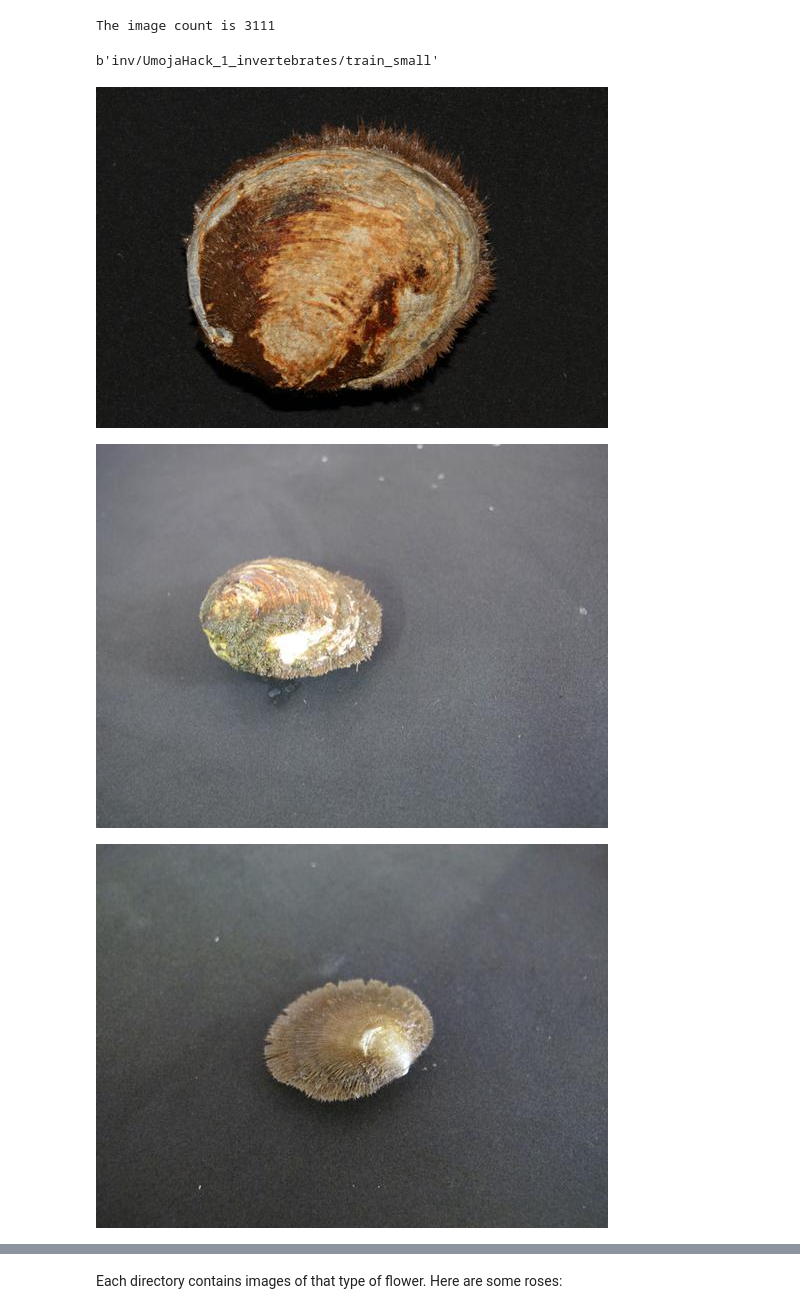
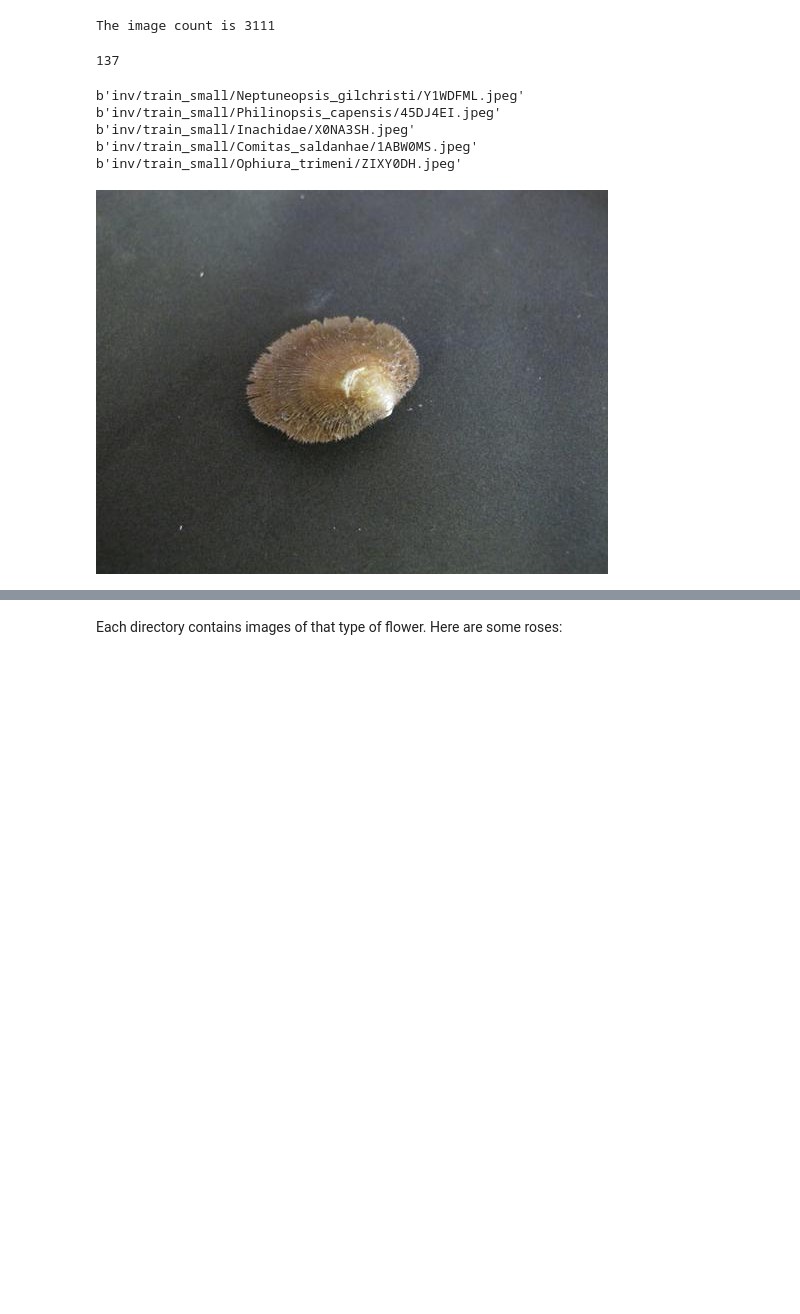
Before and after one commit to devlp121/Zindi-UmojaHack, a Jupyter notebook: images.ipynb, the cells around one changed output, grey strips where cells are left out. Saved outputs shown, nothing was run; the diff lists cells and outputs as text; code cells hidden in the pictures; blank space fills up the shorter version.

Commit message:
Training and Evaluation complete

```diff
--- a/images.ipynb
+++ b/images.ipynb
@@ -70,7 +67,7 @@ Before you start any training, you will need a set of images to teach the networ
 
 Note: all images are licensed CC-BY, creators are listed in the `LICENSE.txt` file.
 # %%
-data_dir = pathlib.Path('inv/UmojaHack_1_invertebrates/train_small')
+data_dir = pathlib.Path('inv/train_small')
 
 
 image_count = len(list(data_dir.glob('*/*.jpeg')))
@@ -85,22 +82,28 @@ validation_image_generator = ImageDataGenerator(rescale=1./255) # Generator for
 BATCH_SIZE = 32
 IMG_HEIGHT = 224
 IMG_WIDTH = 224
+epochs = 15
 
 STEPS_PER_EPOCH = np.ceil(image_count/BATCH_SIZE)
 
 CLASS_NAMES = np.array([item.name for item in data_dir.glob('*') if item.name != "submission.csv"])
+len(CLASS_NAMES)
+# %% [output]
+137
 # %%
-list_ds = tf.data.Dataset.list_files(str(data_dir))
+list_ds = tf.data.Dataset.list_files(str(data_dir/'*/*'))
 
 for f in list_ds.take(5):
   print(f.numpy())
 
 lim = list(data_dir.glob('Limopsis_chuni/*'))
 
-for image_path in lim[:4]:
+for image_path in lim[:1]:
     display.display(Image.open(str(image_path)))
 # %% [output]
-b'inv/UmojaHack_1_invertebrates/train_small'
+b'inv/train_small/Neptuneopsis_gilchristi/Y1WDFML.jpeg'
+b'inv/train_small/Philinopsis_capensis/45DJ4EI.jpeg'
+b'inv/train_small/Inachidae/X0NA3SH.jpeg'
+b'inv/train_small/Comitas_saldanhae/1ABW0MS.jpeg'
+b'inv/train_small/Ophiura_trimeni/ZIXY0DH.jpeg'
-[figure, old version]
+[figure, new version]
-[figure, removed]
-[figure, removed]
```
Also changed, not shown: parts of 17 cells of this notebook, 1 other file.
